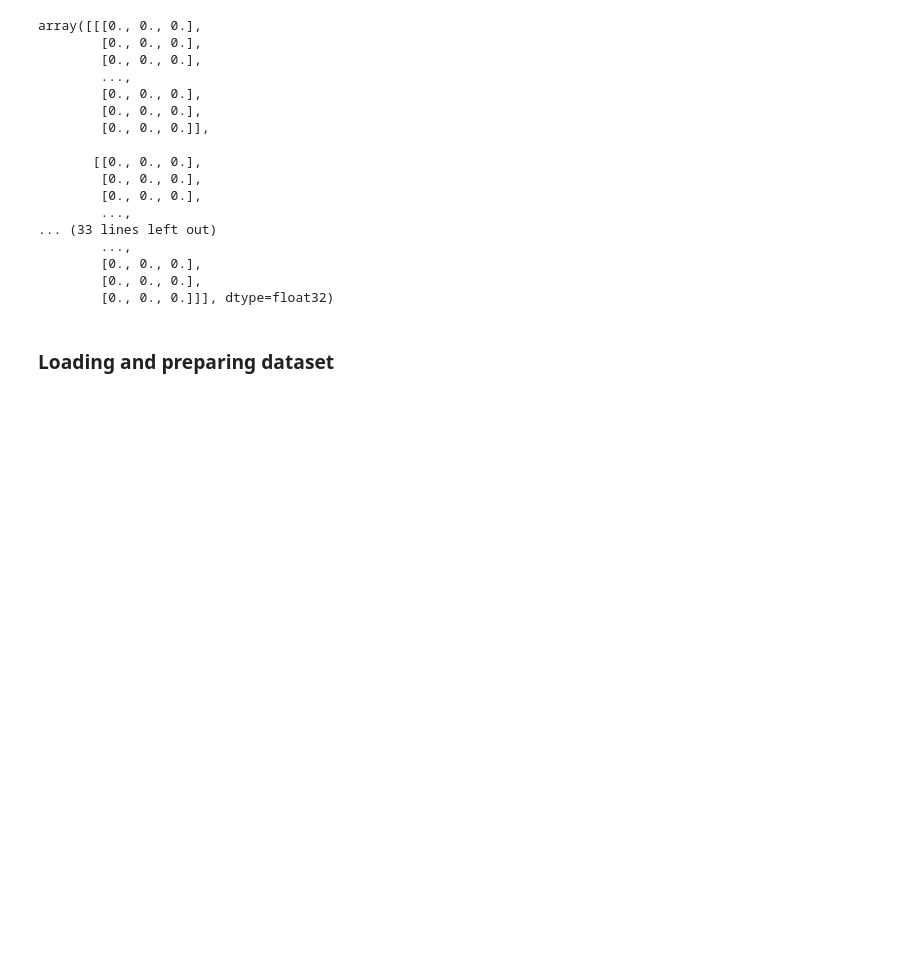
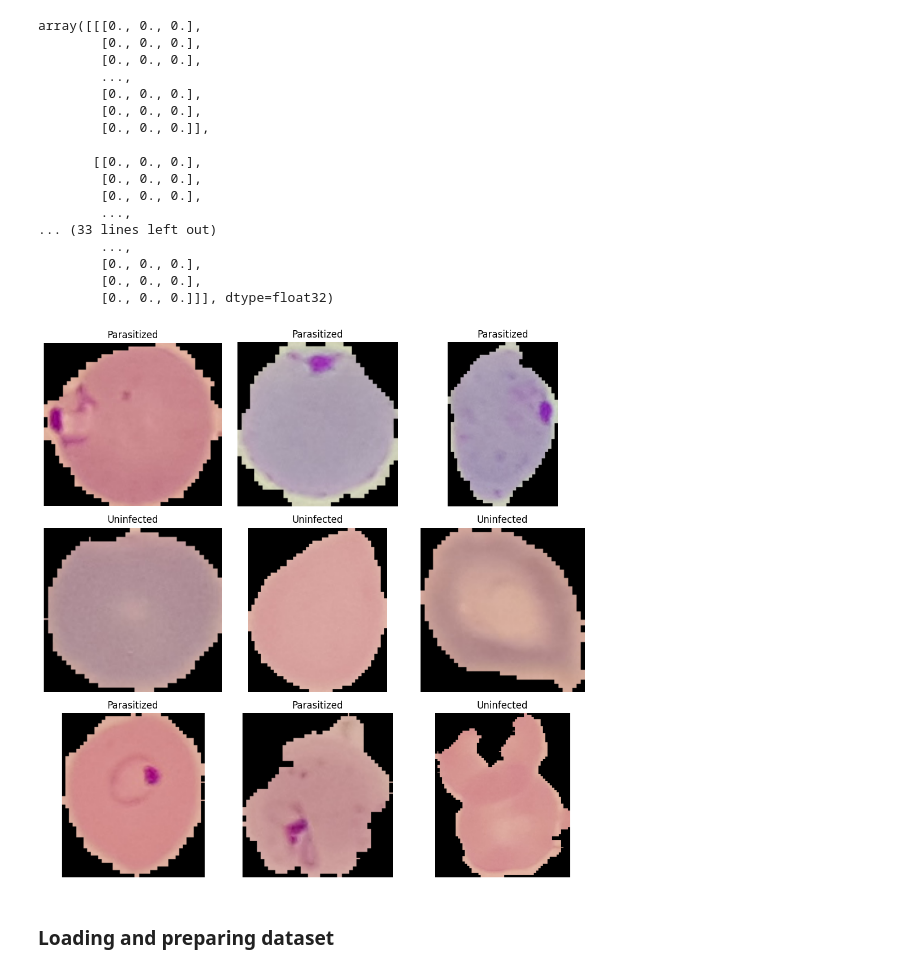
Before and after one commit to SheshamJoseph/malaria_detection, a Jupyter notebook: malaria_detection.ipynb, the cells around one changed output. Drawn from its saved outputs; the diff is of its cells as text; code cells hidden in the pictures; blank space fills up the shorter version.

Commit message:
plotted multiple images

```diff
--- a/malaria_detection.ipynb
+++ b/malaria_detection.ipynb
@@ -95,6 +95,34 @@ array([[[0., 0., 0.],
         [0., 0., 0.],
         [0., 0., 0.],
         [0., 0., 0.]]], dtype=float32)
+# %%
+import matplotlib.pyplot as plt
+import matplotlib.image as mpimg
+import random
+import os
+
+def plot_random_images(target_dir, class_names, num_images=9):
+    """
+    Plots a grid of random images from the target directory.
+    """
+    plt.figure(figsize=(10, 10))
+    for i in range(num_images):
+        plt.subplot(3, 3, i + 1)
+        target_class = random.choice(class_names)
+        target_folder = os.path.join(target_dir, target_class)
+        random_image = random.sample(os.listdir(target_folder), 1)
+        img_path = os.path.join(target_folder, random_image[0])
+        img = mpimg.imread(img_path)
+        plt.imshow(img)
+        plt.title(target_class)
+        plt.axis('off')
+    plt.tight_layout()
+    plt.show()
+
+
+plot_random_images(target_dir='/content/cell_images/', class_names=class_names)
+# %% [output]
+[figure, added]
 # %% [markdown]
 ### Loading and preparing dataset
 # %%
```
Also changed, not shown: parts of 3 cells of this notebook.
